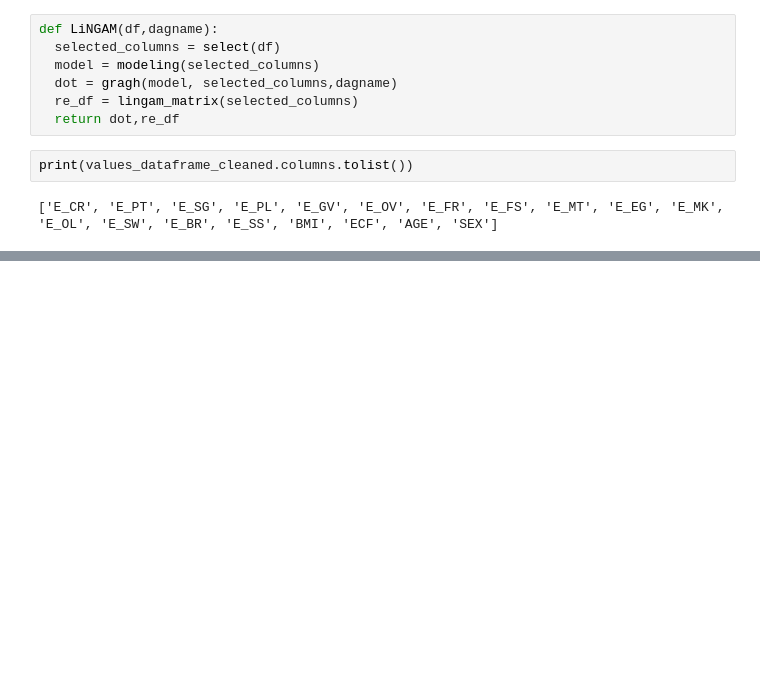
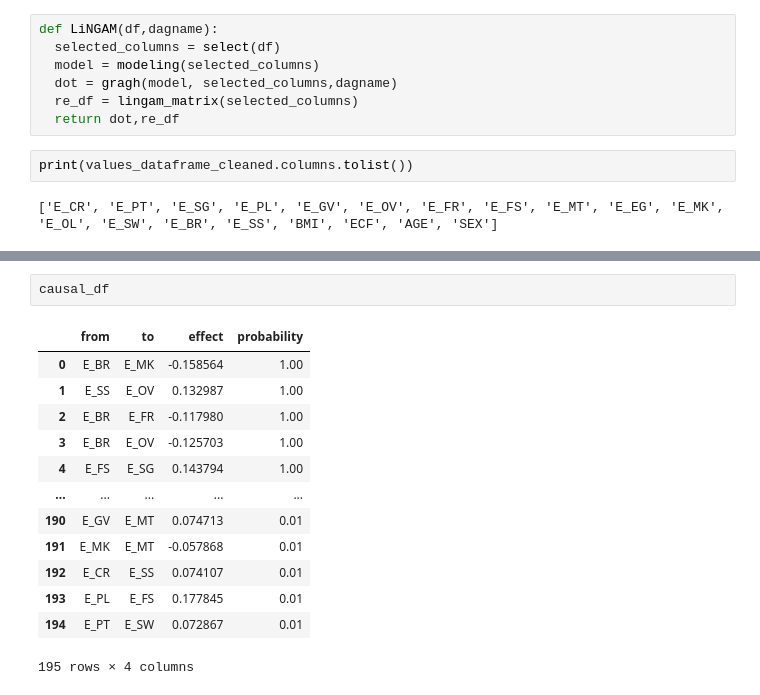
Before and after one commit to Shi-raishi/Graduation-research, a Jupyter notebook: nutr__all_data.ipynb, the cells around one changed output, grey strips where cells are left out. Cells and saved outputs as stored; diff of their text form; blank space fills up the shorter version.

```diff
--- a/nutr__all_data.ipynb
+++ b/nutr__all_data.ipynb
@@ -426,0 +391,16 @@ causal_df
+# %%
+causal_df
+# %% [output]
+|  | from | to | effect | probability |
+| 0 | E_BR | E_MK | -0.158564 | 1.00 |
+| 1 | E_SS | E_OV | 0.132987 | 1.00 |
+| 2 | E_BR | E_FR | -0.117980 | 1.00 |
+| 3 | E_BR | E_OV | -0.125703 | 1.00 |
+| 4 | E_FS | E_SG | 0.143794 | 1.00 |
+| ... | ... | ... | ... | ... |
+| 190 | E_GV | E_MT | 0.074713 | 0.01 |
+| 191 | E_MK | E_MT | -0.057868 | 0.01 |
+| 192 | E_CR | E_SS | 0.074107 | 0.01 |
+| 193 | E_PL | E_FS | 0.177845 | 0.01 |
+| 194 | E_PT | E_SW | 0.072867 | 0.01 |
+195 rows × 4 columns
```
Also changed, not shown: parts of 7 cells of this notebook.
